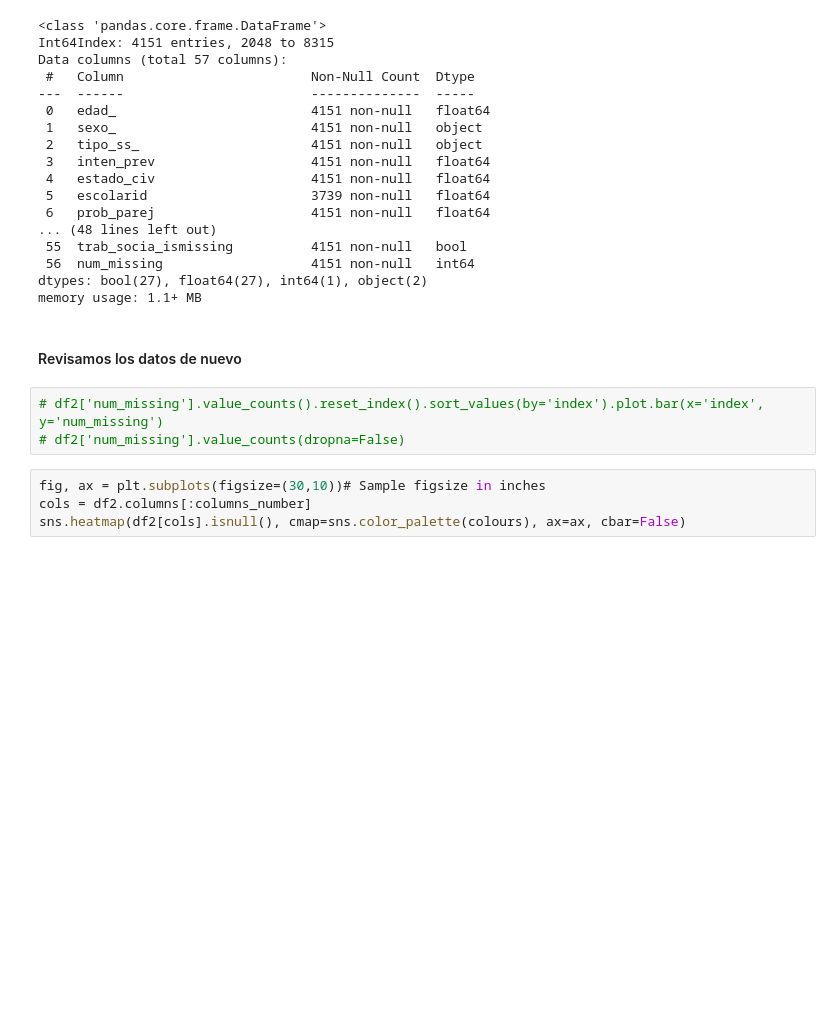
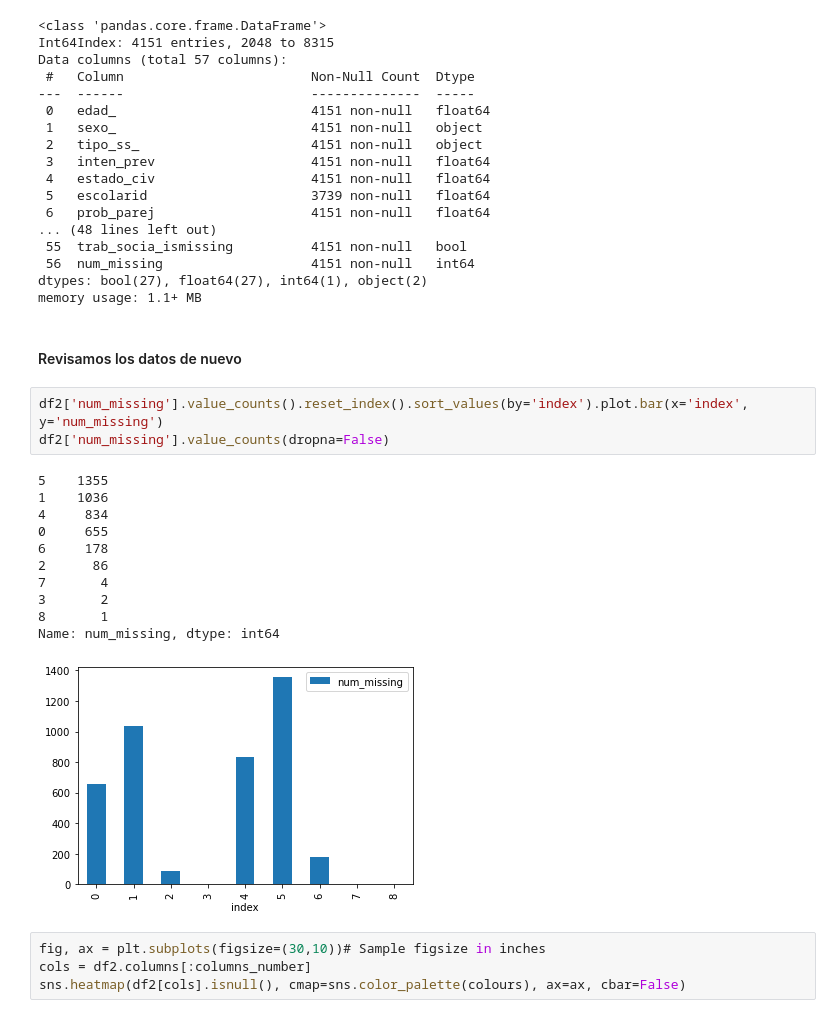
Before and after one commit to sescobar99/MS-labs, a Jupyter notebook: Proyecto/Limpieza/Clean_desplegado.ipynb, the cells around one changed output. Saved outputs shown, nothing was run; the diff lists cells and outputs as text; blank space fills up the shorter version.

```diff
--- a/Proyecto/Limpieza/Clean_desplegado.ipynb
+++ b/Proyecto/Limpieza/Clean_desplegado.ipynb
@@ -252,8 +290,20 @@ memory usage: 1.1+ MB
 # %% [markdown]
 #### Revisamos los datos de nuevo
 # %%
-# df2['num_missing'].value_counts().reset_index().sort_values(by='index').plot.bar(x='index', y='num_missing')
-# df2['num_missing'].value_counts(dropna=False)
+df2['num_missing'].value_counts().reset_index().sort_values(by='index').plot.bar(x='index', y='num_missing')
+df2['num_missing'].value_counts(dropna=False)
+# %% [output]
+5    1355
+1    1036
+4     834
+0     655
+6     178
+2      86
+7       4
+3       2
+8       1
+Name: num_missing, dtype: int64
+[figure, added]
 # %%
 fig, ax = plt.subplots(figsize=(30,10))# Sample figsize in inches
 cols = df2.columns[:columns_number]
```
Also changed, not shown: parts of 46 cells of this notebook, 5 other files.
